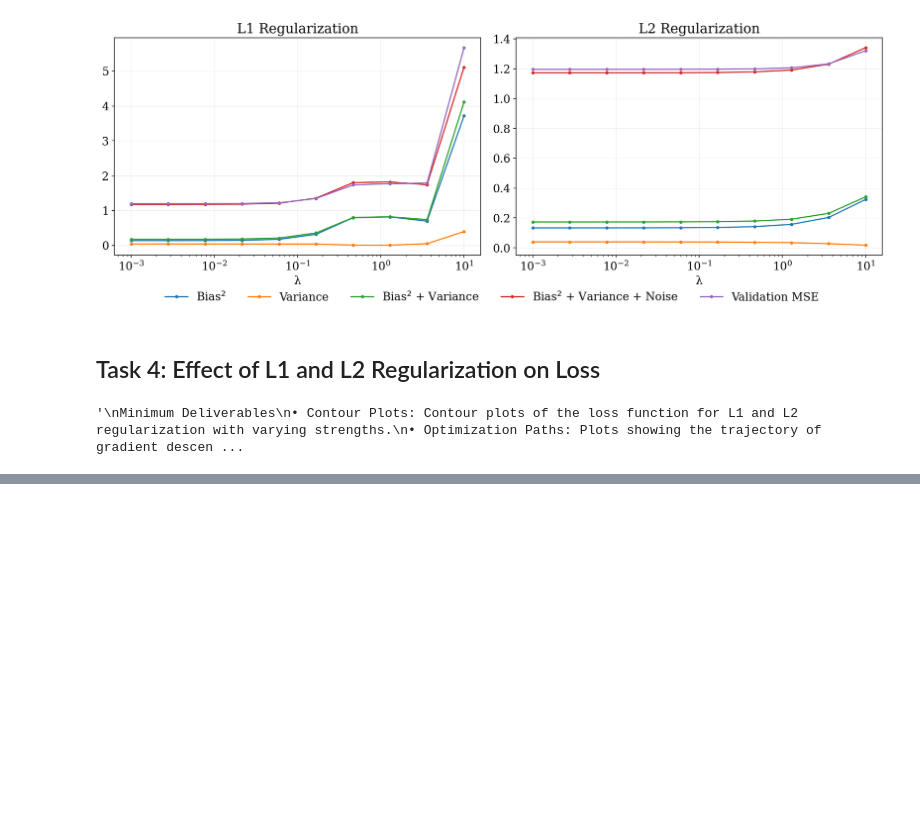
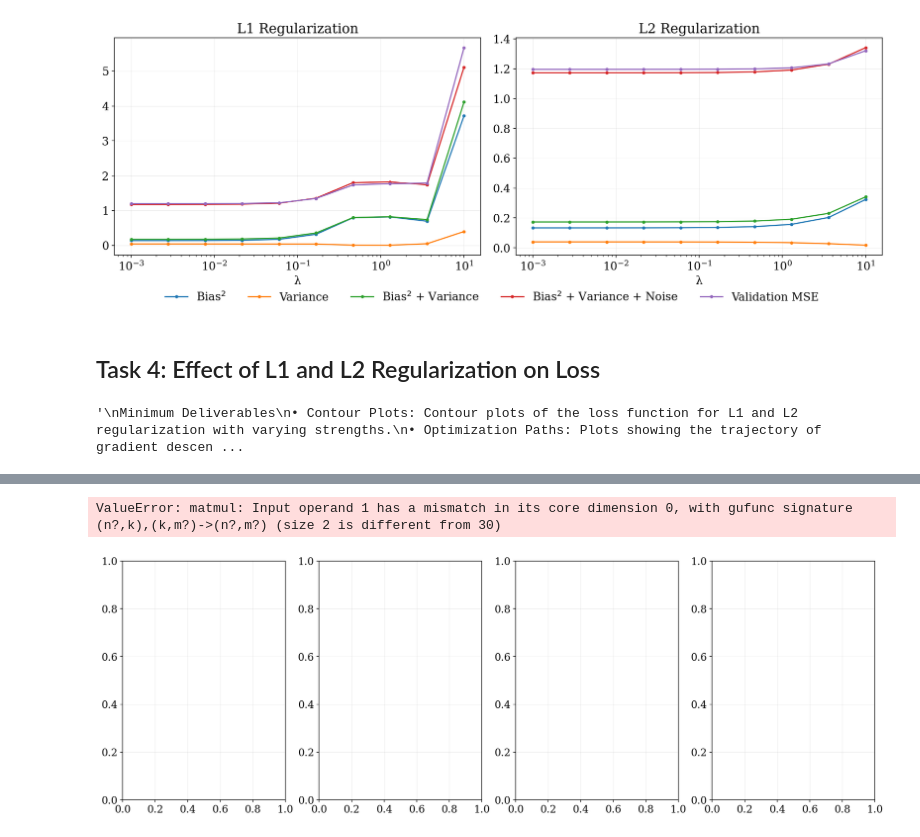
Before and after one commit to audrey352/PHYS551, a Jupyter notebook: Assignment2/A2_notebook.ipynb, the cells around one changed output, grey strips where cells are left out. Cells and saved outputs as stored; diff of their text form; code cells hidden in the pictures; blank space fills up the shorter version.

```diff
--- a/Assignment2/A2_notebook.ipynb
+++ b/Assignment2/A2_notebook.ipynb
@@ -718,0 +743,54 @@ Minimum Deliverables
+# %%
+# -- 2. Applying L1 and L2 Regularization --
+# Define parameters
+reg_list = [0.01, 0.1, 1, 10]  # regularization strengths to test
+fig, axes = plt.subplots(ncols=len(reg_list), nrows=1, constrained_layout=True, figsize=(15, 5))
+
+# L1 regularization
+cost_l1 = lambda w, reg: .5*np.mean((w[0] + w[1]*x - y)**2) + reg*np.sum(np.abs(w))
+for i, reg_coef in enumerate(reg_list):
+    # Set up optimizer and model
+    optimizer_l1 = GradientDescent(learning_rate=.01, max_iters=50, record_history=True)
+    model_l1 = LinearRegression(l1_reg=reg_coef)
+    model_l1.fit_gd_regularized(x, y_noisy, optimizer_l1, reg_type='l1')  # fit for w params
+
+    # define cost function for contour plot
+    current_cost = lambda w: cost_reg(w, x, y_noisy, reg=reg_coef, reg_type='l1')
+    plot_contour(current_cost, [-20,20], [-20,20], 100, axes[i])
+    w_hist = np.vstack(optimizer_l1.w_history)# T x 2
+
+    # plot optimization path
+    axes[i].plot(w_hist[:,1], w_hist[:,0], '.r', alpha=.8)
+    axes[i].plot(w_hist[:,1], w_hist[:,0], '-r', alpha=.3)
+    axes[i].set_xlabel(r'$w_0$')
+    axes[i].set_ylabel(r'$w_1$')
+    axes[i].set_title(f' lambda = {reg_coef}')
+    axes[i].set_xlim([-20,20])
+    axes[i].set_ylim([-5,5])
+plt.show()
+
+
+# L2 regularization
+cost_l2 = lambda w, reg: .5*np.mean((w[0] + w[1]*x - y)**2) + reg*np.dot(w,w)/2
+for i, reg_coef in enumerate(reg_list):
+    # Set up optimizer and model
+    optimizer_l2 = GradientDescent(learning_rate=.01, max_iters=50, record_history=True)
+    model_l2 = LinearRegression(l2_reg=reg_coef)
+    model_l2.fit_gd_regularized(x, y_noisy, optimizer_l2, reg_type='l2')  # fit for w params
+
+    # define cost function for contour plot
+    current_cost = lambda w: cost_reg(w, x, y_noisy, reg=reg_coef, reg_type='l2')
+    plot_contour(current_cost, [-20,20], [-20,20], 100, axes[i])
+    w_hist = np.vstack(optimizer_l2.w_history)# T x 2
+
+    # plot optimization path
+    axes[i].plot(w_hist[:,1], w_hist[:,0], '.r', alpha=.8)
+    axes[i].plot(w_hist[:,1], w_hist[:,0], '-r', alpha=.3)
+    axes[i].set_xlabel(r'$w_0$')
+    axes[i].set_ylabel(r'$w_1$')
+    axes[i].set_title(f' lambda = {reg_coef}')
+    axes[i].set_xlim([-20,20])
+    axes[i].set_ylim([-5,5])
+# %% [output]
+ValueError: matmul: Input operand 1 has a mismatch in its core dimension 0, with gufunc signature (n?,k),(k,m?)->(n?,m?) (size 2 is different from 30)
+[figure, added]
```
Also changed, not shown: parts of 18 cells of this notebook, 8 other files.
